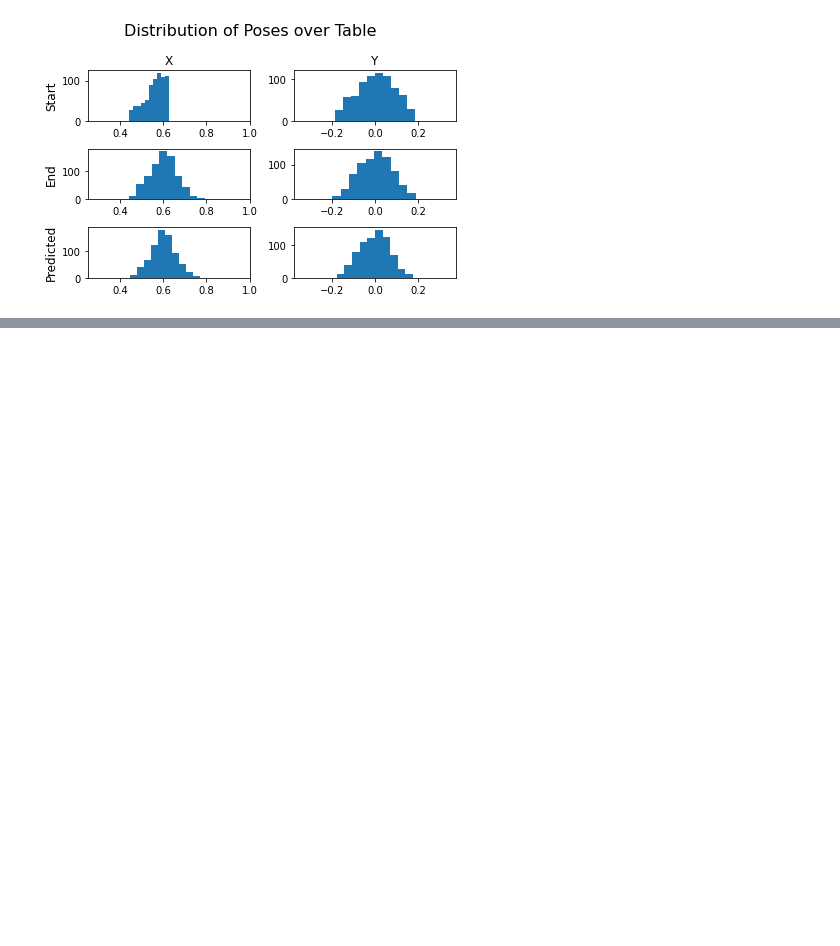
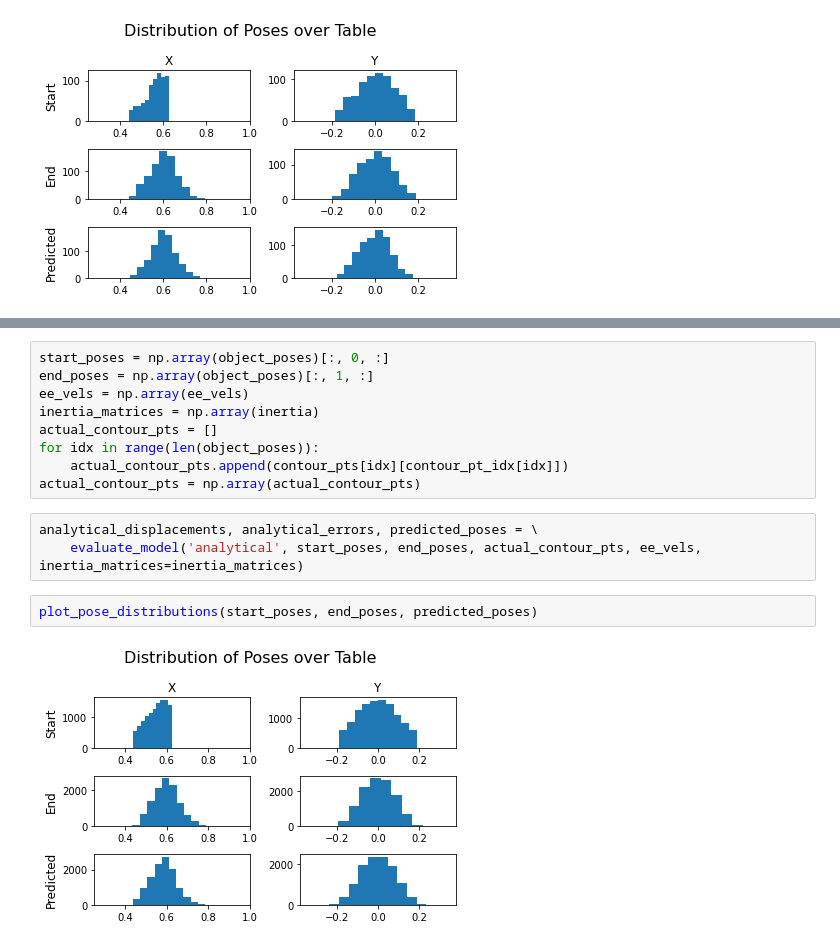
Before and after one commit to kYamek/Panda, a Jupyter notebook: analysis.ipynb, the cells around one changed output, grey strips where cells are left out. Drawn from its saved outputs; the diff is of its cells as text; blank space fills up the shorter version.

```diff
--- a/analysis.ipynb
+++ b/analysis.ipynb
@@ -198,0 +327,16 @@ plot_displacement_vs_l1_norm(displacements, errors)
+# %%
+start_poses = np.array(object_poses)[:, 0, :]
+end_poses = np.array(object_poses)[:, 1, :]
+ee_vels = np.array(ee_vels)
+inertia_matrices = np.array(inertia)
+actual_contour_pts = []
+for idx in range(len(object_poses)):
+    actual_contour_pts.append(contour_pts[idx][contour_pt_idx[idx]])
+actual_contour_pts = np.array(actual_contour_pts)
+# %%
+analytical_displacements, analytical_errors, predicted_poses = \
+    evaluate_model('analytical', start_poses, end_poses, actual_contour_pts, ee_vels, inertia_matrices=inertia_matrices)
+# %%
+plot_pose_distributions(start_poses, end_poses, predicted_poses)
+# %% [output]
+[figure, added]
```
Also changed, not shown: parts of 22 cells of this notebook.
